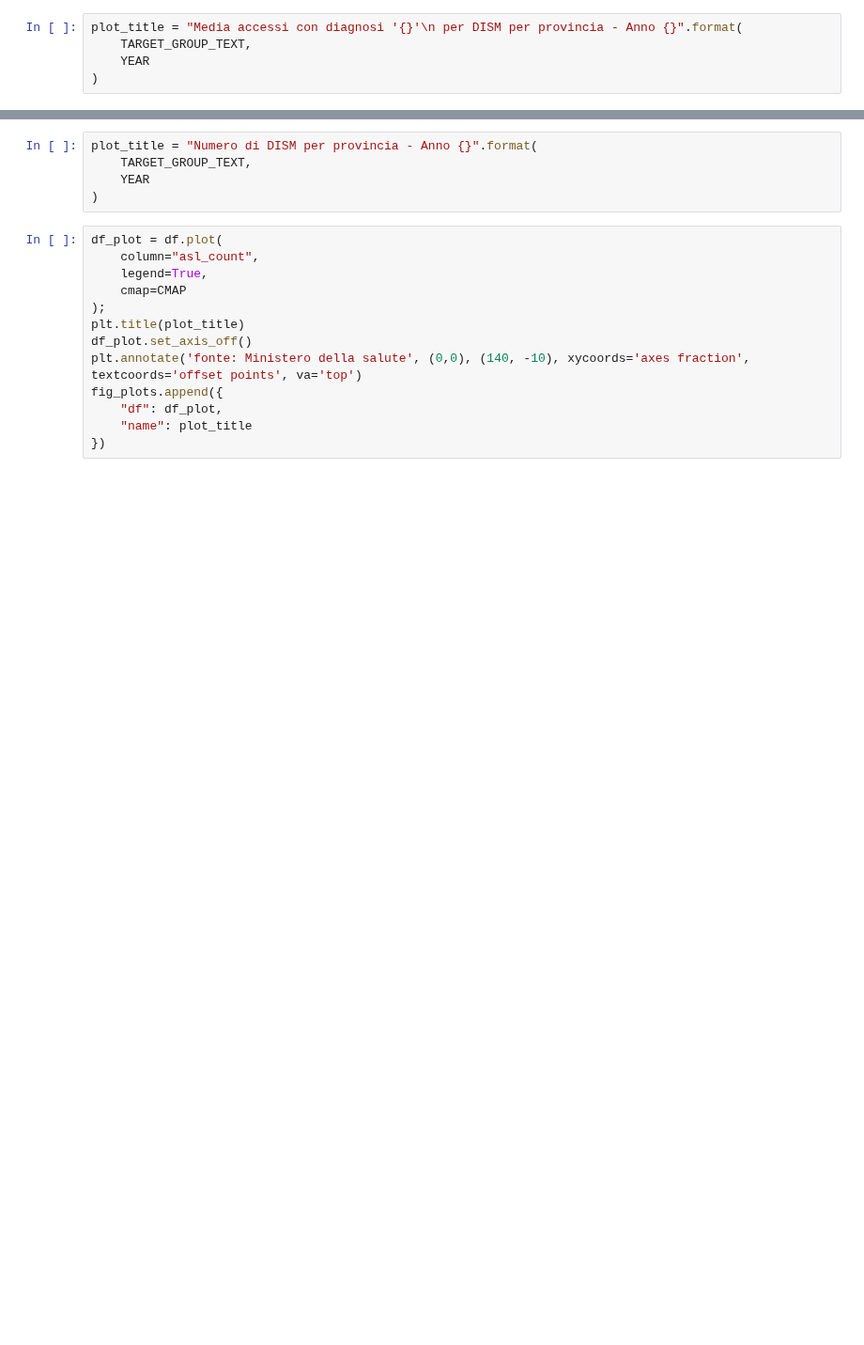
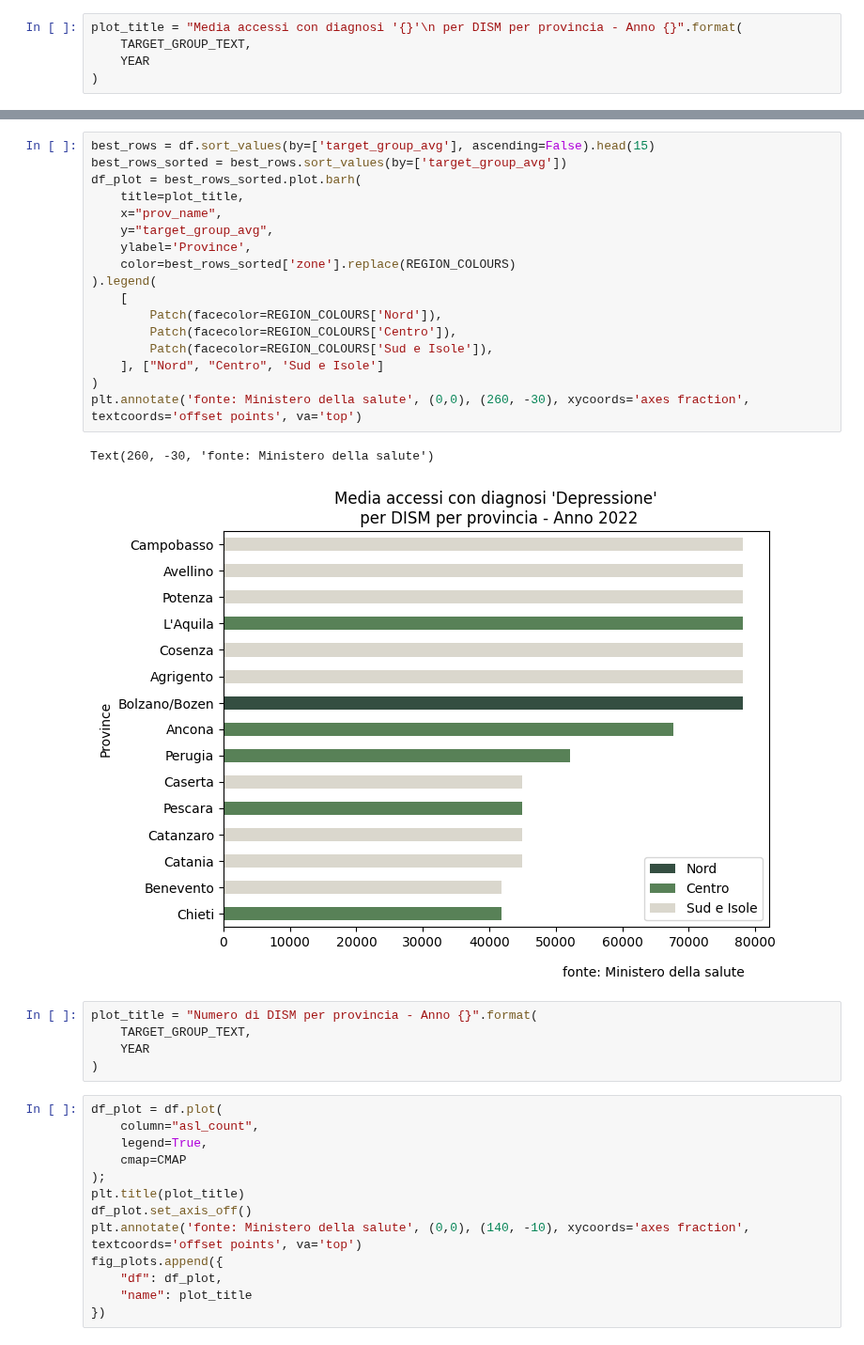
Before and after one commit to armandoschianodicola/italy-stats, a Jupyter notebook: 9/main.ipynb, the cells around one changed output, grey strips where cells are left out. Shown at 94% size. Drawn from its saved outputs; the diff is of its cells as text; blank space fills up the shorter version.

```diff
--- a/9/main.ipynb
+++ b/9/main.ipynb
@@ -264,3 +319,23 @@ fig_plots.append({
+# %%
+best_rows = df.sort_values(by=['target_group_avg'], ascending=False).head(15)
+best_rows_sorted = best_rows.sort_values(by=['target_group_avg'])
+df_plot = best_rows_sorted.plot.barh(
+    title=plot_title,
+    x="prov_name",
+    y="target_group_avg",
+    ylabel='Province',
+    color=best_rows_sorted['zone'].replace(REGION_COLOURS)
+).legend(
+    [
+        Patch(facecolor=REGION_COLOURS['Nord']),
+        Patch(facecolor=REGION_COLOURS['Centro']),
+        Patch(facecolor=REGION_COLOURS['Sud e Isole']),
+    ], ["Nord", "Centro", 'Sud e Isole']
+)
+plt.annotate('fonte: Ministero della salute', (0,0), (260, -30), xycoords='axes fraction', textcoords='offset points', va='top')
+# %% [output]
+Text(260, -30, 'fonte: Ministero della salute')
+[figure, added]
 # %%
 plot_title = "Numero di DISM per provincia - Anno {}".format(
     TARGET_GROUP_TEXT,
```
Also changed, not shown: parts of 11 cells of this notebook, 3 other files.
